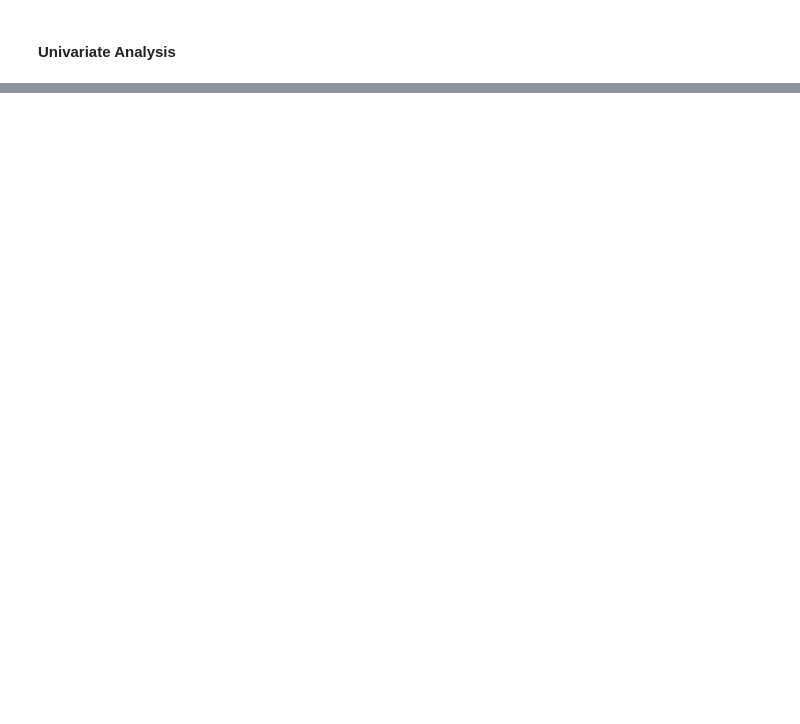
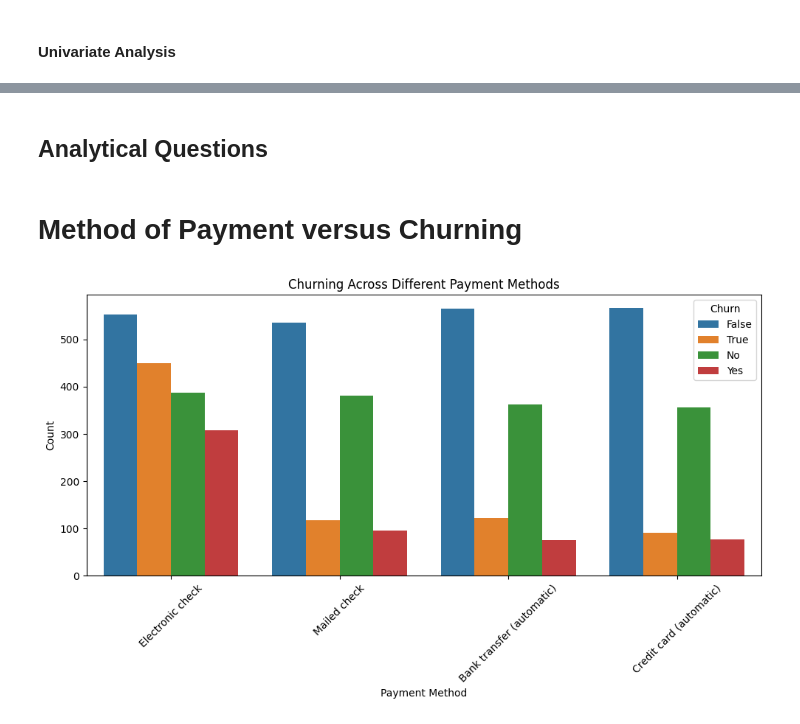
Before and after one commit to ZawadiLMG/Customer-Churn-Prediction, a Jupyter notebook: Notebooks/churn.ipynb, the cells around one changed output, grey strips where cells are left out. Cells and saved outputs as stored; diff of their text form; code cells hidden in the pictures; blank space fills up the shorter version.

```diff
--- a/Notebooks/churn.ipynb
+++ b/Notebooks/churn.ipynb
@@ -237,0 +342,5 @@ sns.kdeplot(data)
+# %%
+# convert totalcharge column to numerical
+df.totalcharges = pd.to_numeric(df.totalcharges, errors='coerce')
+
+df.info()
@@ -237,0 +365,4 @@ sns.kdeplot(data)
+# %%
+# Drop consumerid column
+df= df.drop(['customerid'], axis =1)
+df.info()
@@ -237,0 +387,17 @@ sns.kdeplot(data)
+# %% [markdown]
+## **Analytical Questions**
+# %% [markdown]
+ # Method of Payment versus Churning
+# %%
+# countplot showing rate of churning across payment methods
+plt.figure(figsize=(10, 6))
+sns.countplot(data=df, x='paymentmethod', hue='churn')
+plt.title('Churning Across Different Payment Methods')
+plt.xlabel('Payment Method')
+plt.ylabel('Count')
+plt.xticks(rotation=45)  # Rotate x-labels for better readability
+plt.legend(title='Churn', loc='upper right')
+plt.tight_layout()
+plt.show()
+# %% [output]
+[figure, added]
```
Also changed, not shown: parts of 23 cells of this notebook, 1 other file.
